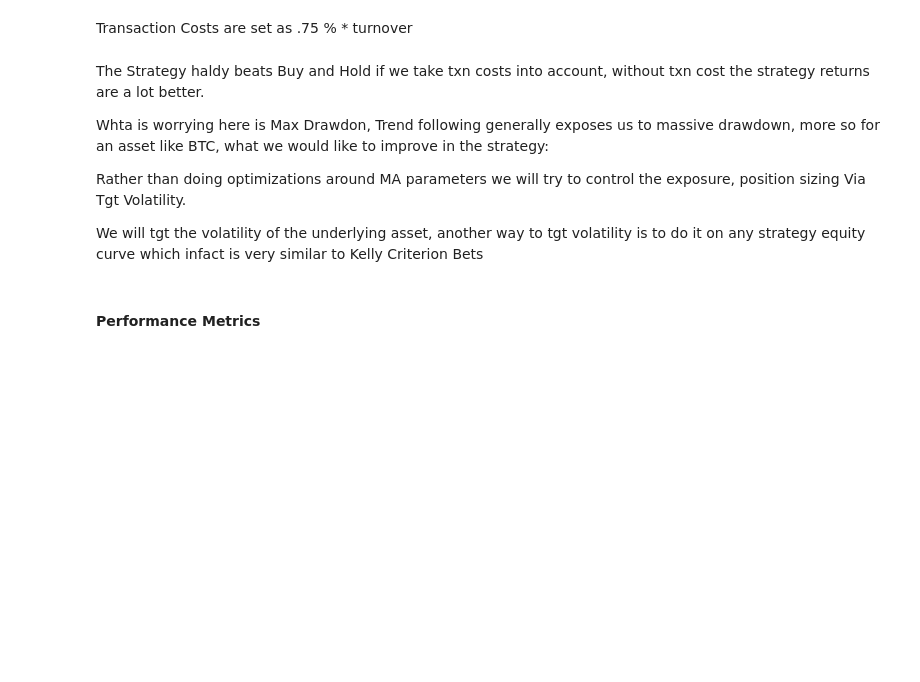
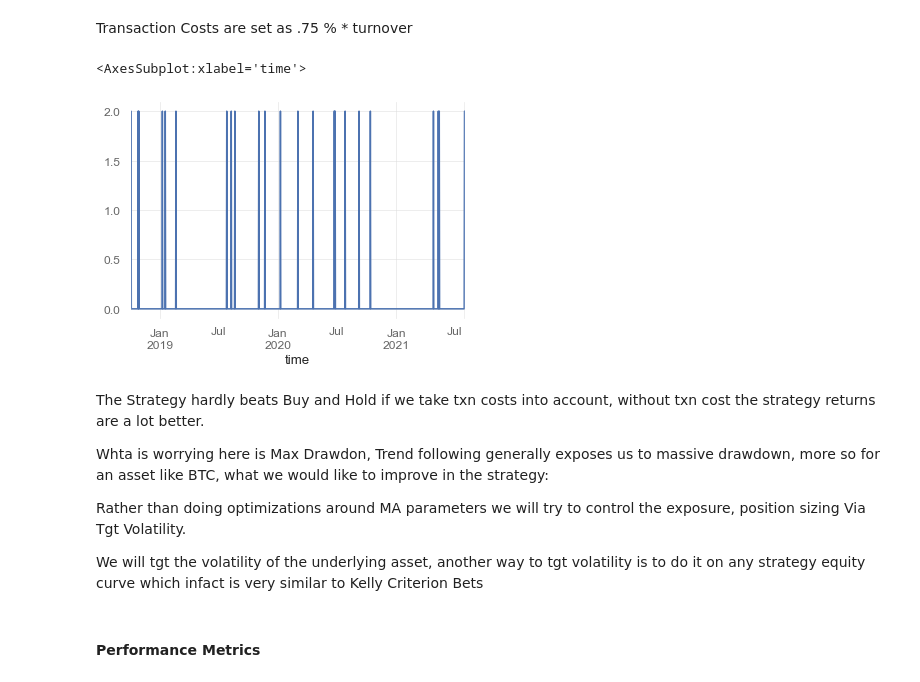
Before and after one commit to duggar/exercise, a Jupyter notebook: case2_bnb_analytics.ipynb, the cells around one changed output. Saved outputs shown, nothing was run; the diff lists cells and outputs as text; code cells hidden in the pictures; blank space fills up the shorter version.

```diff
--- a/case2_bnb_analytics.ipynb
+++ b/case2_bnb_analytics.ipynb
@@ -41,11 +41,15 @@ Transaction Costs are set as .75 % * turnover
 # %%
 tc_cost = .0075
 df['turnover'] = df['pos'].diff().abs()
 df['turnover'] = df['turnover'].fillna(df.pos.values[0])
+df['turnover'].plot()
+# %% [output]
+<AxesSubplot:xlabel='time'>
+[figure, added]
 # %%
 df['strategy_with_txn'] = df['strategy'] - df['turnover']*tc_cost
 # %% [markdown]
-The Strategy haldy beats Buy and Hold if we take txn costs into account, without txn cost the strategy returns are a lot better.
+The Strategy hardly beats Buy and Hold if we take txn costs into account, without txn cost the strategy returns are a lot better.
 
 Whta is worrying here is Max Drawdon, Trend following generally exposes us to massive drawdown, more so for an asset like BTC, what we would like to improve in the strategy:
 
```
Also changed, not shown: parts of 1 cell of this notebook, 3 other files.
